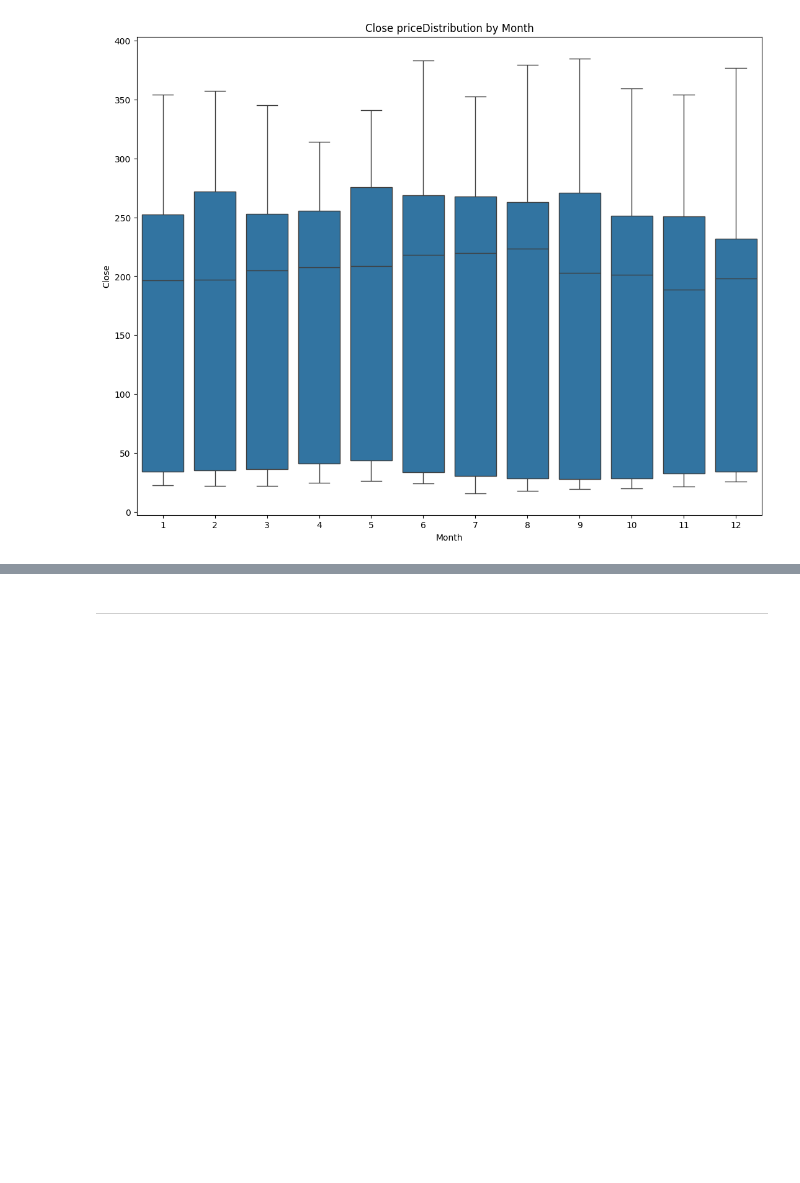
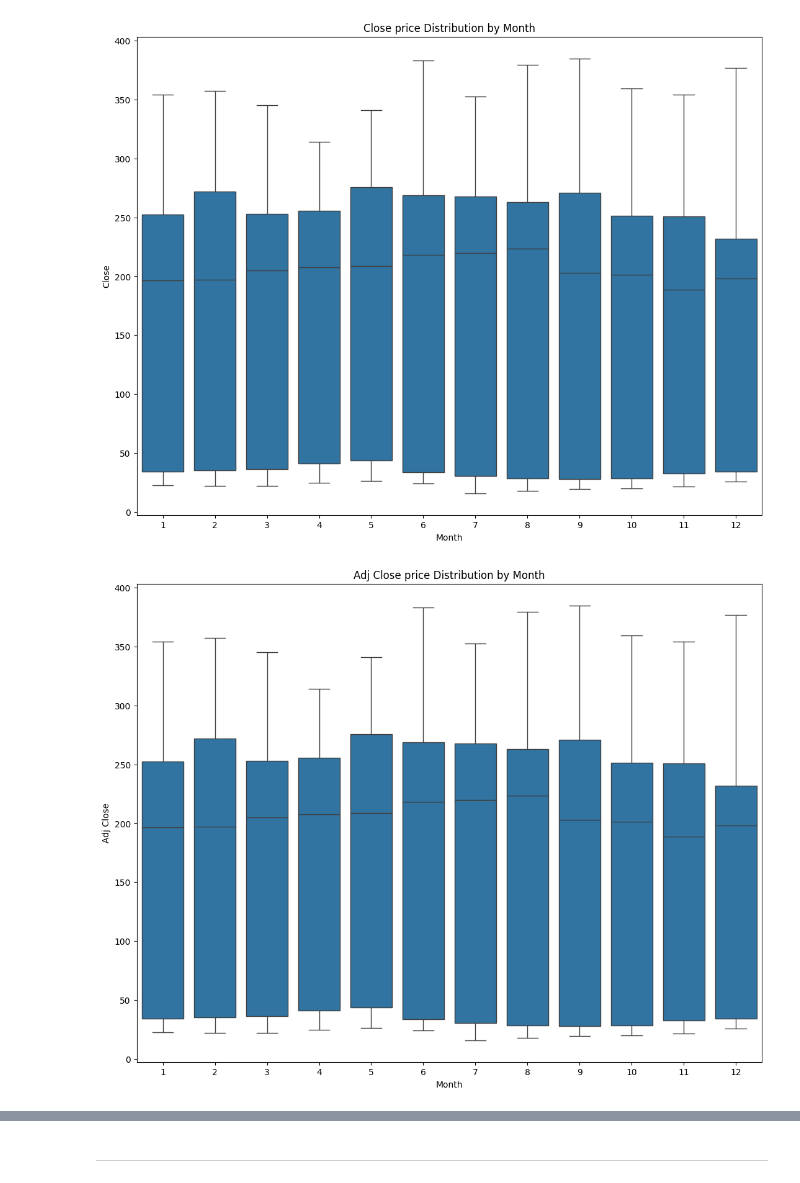
Before and after one commit to sazisblu/Stock-Prediction-Model, a Jupyter notebook: proj.ipynb, the cells around one changed output, grey strips where cells are left out. Drawn from its saved outputs; the diff is of its cells as text; code cells hidden in the pictures; blank space fills up the shorter version.

```diff
--- a/proj.ipynb
+++ b/proj.ipynb
@@ -168,3 +170,12 @@ plt.xticks(rotation=0)
 plt.show()
 # %% [output]
 [figure]
+# %%
+# to check if there are any Outliers
+plt.figure(figsize=(13,10))
+sns.boxplot(x='Month', y='Adj Close', data=df)
+plt.title('Adj Close price Distribution by Month')
+plt.xticks(rotation=0)
+plt.show()
+# %% [output]
+[figure, added]
```
Also changed, not shown: parts of 53 cells of this notebook, 3 other files.
